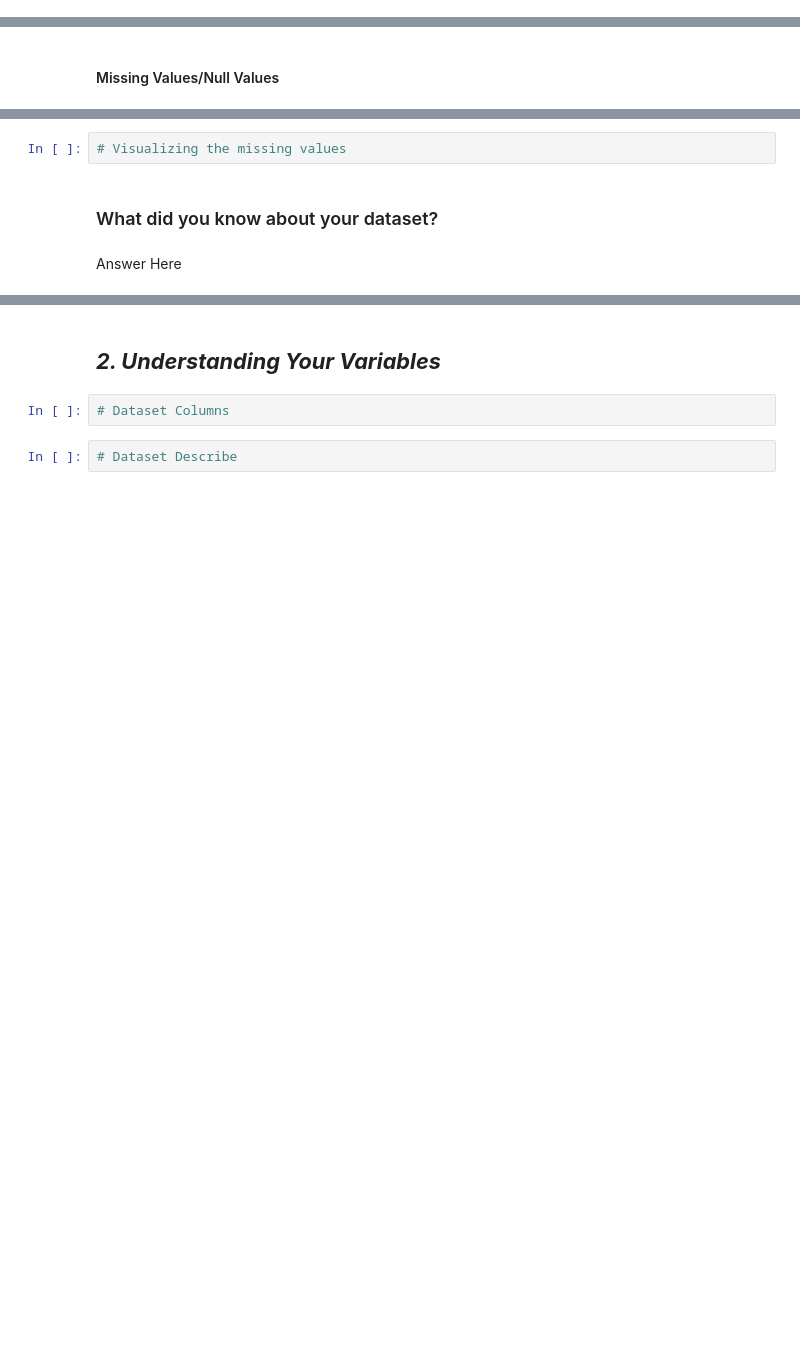
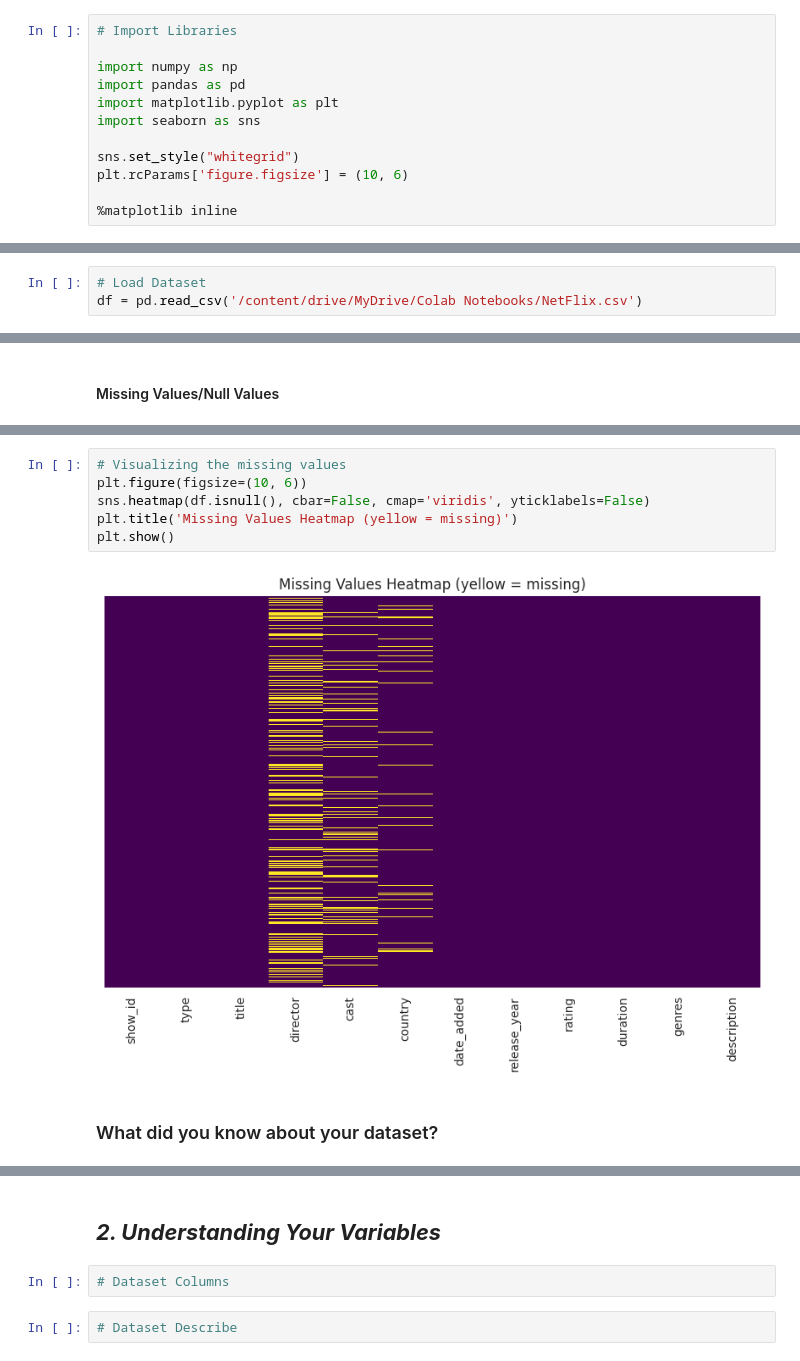
Before and after one commit to krishnajaindev/netflix-analysis, a Jupyter notebook: Netflix Analysis.ipynb, the cells around one changed output, grey strips where cells are left out. Drawn from its saved outputs; the diff is of its cells as text; blank space fills up the shorter version.

```diff
--- a/Netflix Analysis.ipynb
+++ b/Netflix Analysis.ipynb
@@ -82,2 +91,14 @@ M - Multivariate Analysis
+# %%
+# Import Libraries
+
+import numpy as np
+import pandas as pd
+import matplotlib.pyplot as plt
+import seaborn as sns
+
+sns.set_style("whitegrid")
+plt.rcParams['figure.figsize'] = (10, 6)
+
+%matplotlib inline
 # %% [markdown]
 ### Dataset Loading
@@ -86,3 +110,6 @@ M - Multivariate Analysis
+# %%
+# Load Dataset
+df = pd.read_csv('/content/drive/MyDrive/Colab Notebooks/NetFlix.csv')
 # %% [markdown]
 ### Dataset First View
 # %%
@@ -106,6 +187,10 @@ M - Multivariate Analysis
-# %%
-# Visualizing the missing values
+# %%
+# Visualizing the missing values
+plt.figure(figsize=(10, 6))
+sns.heatmap(df.isnull(), cbar=False, cmap='viridis', yticklabels=False)
+plt.title('Missing Values Heatmap (yellow = missing)')
+plt.show()
+# %% [output]
+[figure, added]
 # %% [markdown]
 ### What did you know about your dataset?
-# %% [markdown]
-Answer Here
```
Also changed, not shown: parts of 17 cells of this notebook.
